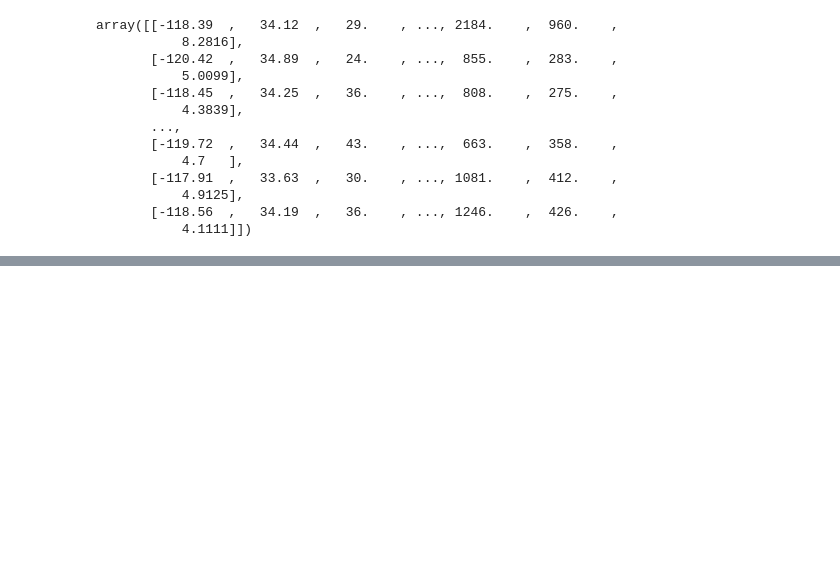
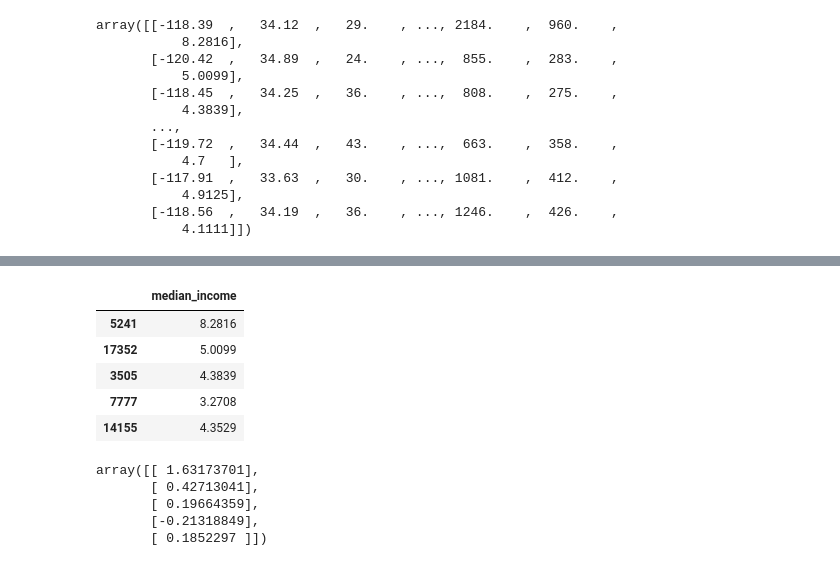
Before and after one commit to isouravsharma/ML, a Jupyter notebook: Chapter-2.ipynb, the cells around one changed output, grey strips where cells are left out. Drawn from its saved outputs; the diff is of its cells as text; code cells hidden in the pictures; blank space fills up the shorter version.

```diff
--- a/Chapter-2.ipynb
+++ b/Chapter-2.ipynb
@@ -349,0 +426,12 @@ array([[-118.39  ,   34.12  ,   29.    , ..., 2184.    ,  960.    ,
+# %%
+from sklearn.linear_model import LinearRegression
+
+target_scaler = StandardScaler()
+scaled_labels = target_scaler.fit_transform(housing_label.to_frame())
+
+model = LinearRegression()
+model.fit(housing[['median_income']], scaled_labels)
+some_new_data = housing[['median_income']].iloc[:5]
+
+scaled_prediction = model.predict(some_new_data)
+predictions = target_scaler.inverse_transform(scaled_prediction)
@@ -349,0 +451,9 @@ array([[-118.39  ,   34.12  ,   29.    , ..., 2184.    ,  960.    ,
+# %%
+some_new_data
+# %% [output]
+|  | median_income |
+| 5241 | 8.2816 |
+| 17352 | 5.0099 |
+| 3505 | 4.3839 |
+| 7777 | 3.2708 |
+| 14155 | 4.3529 |
@@ -349,0 +465,8 @@ array([[-118.39  ,   34.12  ,   29.    , ..., 2184.    ,  960.    ,
+# %%
+prediction
+# %% [output]
+array([[ 1.63173701],
+       [ 0.42713041],
+       [ 0.19664359],
+       [-0.21318849],
+       [ 0.1852297 ]])
```
Also changed, not shown: parts of 15 cells of this notebook.
